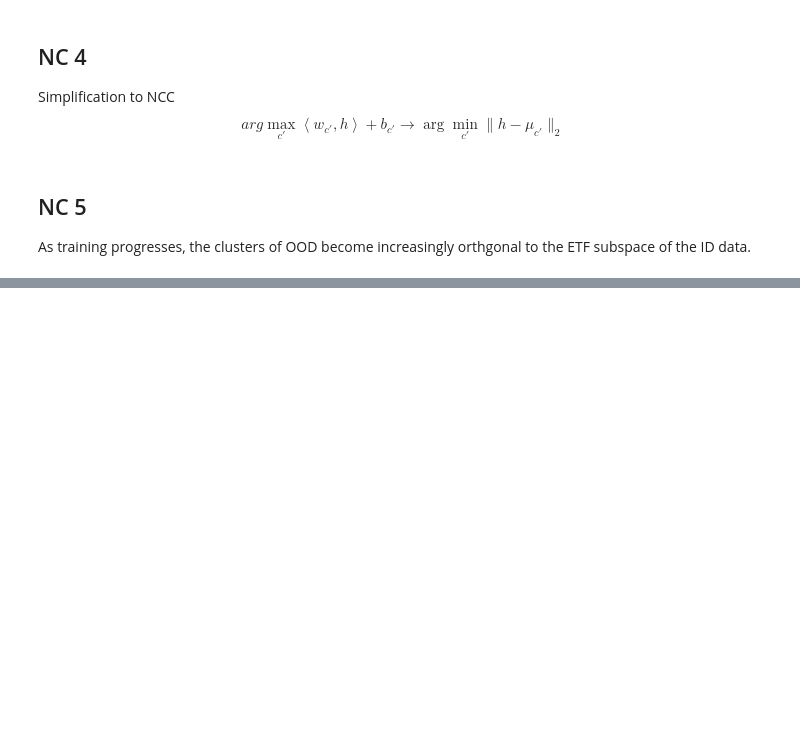
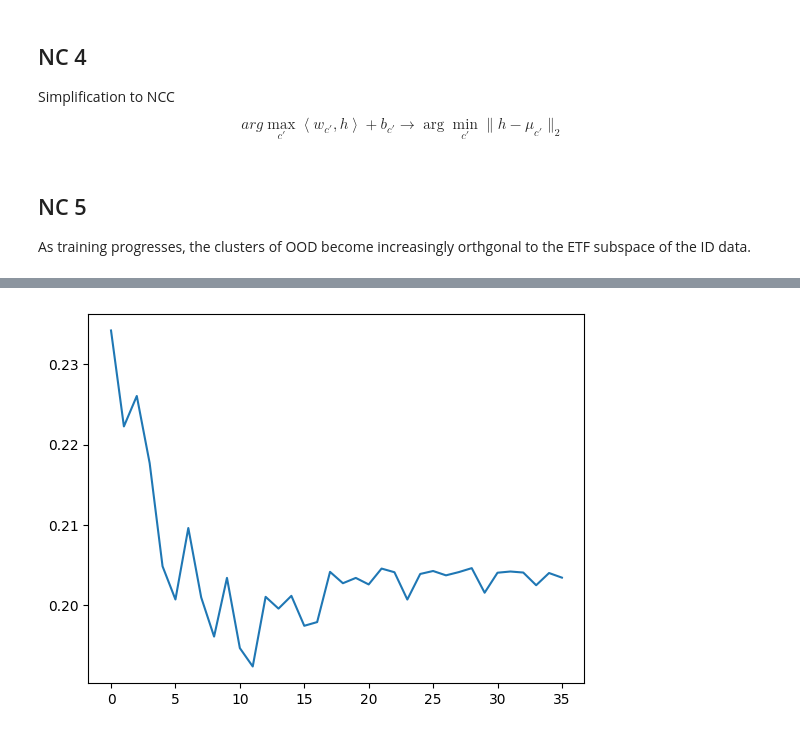
Before and after one commit to faresboudelaa/CSC_5IA23_TA_Project, a Jupyter notebook: NC.ipynb, the cells around one changed output, grey strips where cells are left out. Cells and saved outputs as stored; diff of their text form; code cells hidden in the pictures; blank space fills up the shorter version.

```diff
--- a/NC.ipynb
+++ b/NC.ipynb
@@ -279,0 +243,5 @@ print(vals_4)
+# %%
+plt.plot(fig2_1)
+plt.show()
+# %% [output]
+[figure, added]
```
Also changed, not shown: parts of 26 cells of this notebook.
